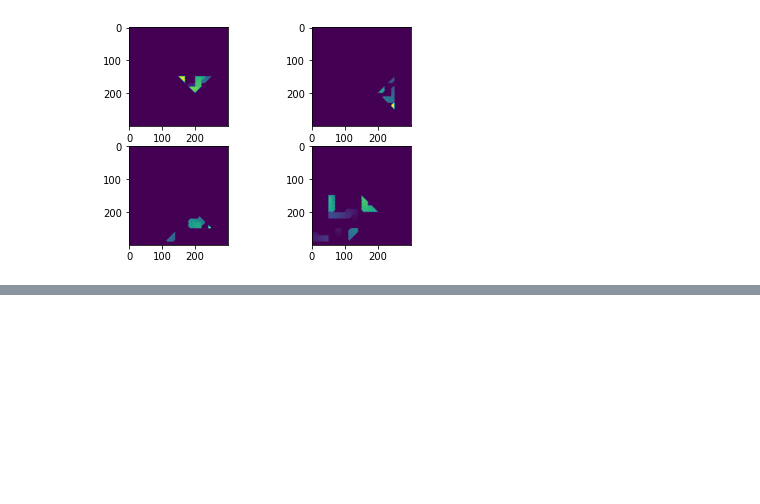
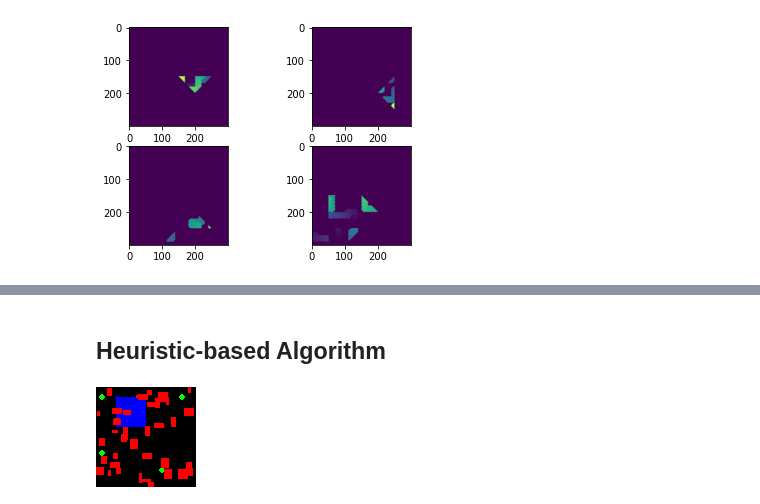
Before and after one commit to kulbir-ahluwalia/CMSC818B_MiniProject_2, a Jupyter notebook: python/pm_python.ipynb, the cells around one changed output, grey strips where cells are left out. Saved outputs shown, nothing was run; the diff lists cells and outputs as text; code cells hidden in the pictures; blank space fills up the shorter version.

Commit message:
added section on L-PF based algorithms

```diff
--- a/python/pm_python.ipynb
+++ b/python/pm_python.ipynb
@@ -1246,0 +1309,31 @@ for i in range(100):
+# %% [markdown]
+## Heuristic-based Algorithm
+# %%
+# Defining Environment
+height, width = 100, 100 # Grid size
+
+# For each robot (4 here) define (row, column, size) i.e. location and size
+robot_info = np.array([30, 20, 10, 30, 260, 10, 200, 20, 10, 250, 200, 10])//3
+
+# For each drone (1 here), define (row, colmn, size) i.e. location and size
+#drone_info = [20, 50, 100]
+# drone_info = [40, 20, 100]
+drone_info = [10,20, 30]# np.array([40, 20, 100] )
+drone_latency = 2 # Latency fatctor for drone
+
+num_obstacles = 40 # number of objects
+
+env = PMGridEnv(height, width, robot_info, drone_info, num_obstacles, drone_latency)
+
+num_agents= len(env.playerList)
+
+
+
+#initialize belief space
+env.belief= np.zeros((height, width))
+env.num_beliefs= 30
+init_belief(env)
+# %%
+cv2_imshow(env.env_img)
+# %% [output]
+[figure, added]
```
Also changed, not shown: parts of 16 cells of this notebook.
